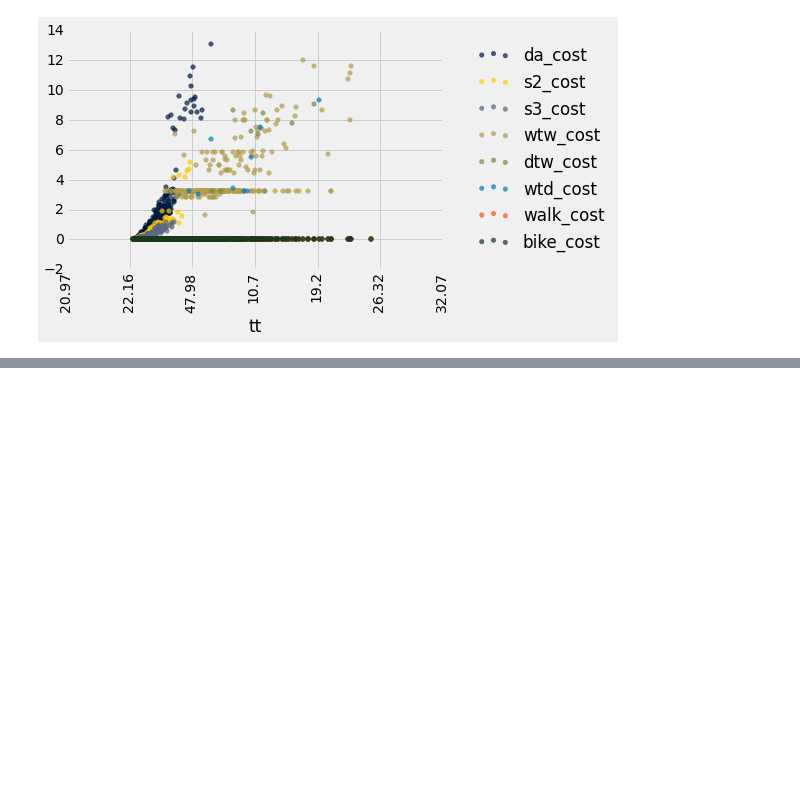
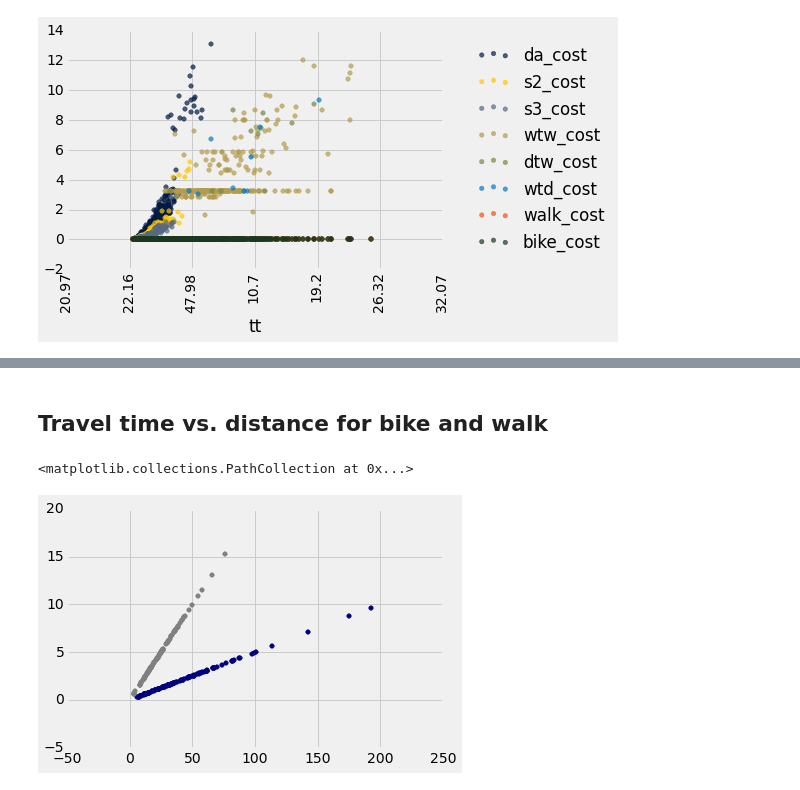
Before and after one commit to akansal1/smart-cities-connector, a Jupyter notebook: labs_in_progress/Minilab5.ipynb, the cells around one changed output, grey strips where cells are left out. Saved outputs shown, nothing was run; the diff lists cells and outputs as text; code cells hidden in the pictures; blank space fills up the shorter version.

```diff
--- a/labs_in_progress/Minilab5.ipynb
+++ b/labs_in_progress/Minilab5.ipynb
@@ -101,0 +134,15 @@ mc.select(['da_tt', 's2_tt', 's3_tt','wtw_tt','dtw_tt',
+# %% [markdown]
+## Travel time vs. distance for bike and walk
+# %%
+# mc.where('choice',8)
+
+plt.scatter(mc.where('choice',7).column('tt'),
+            mc.where('choice',7).column('total_travel_distance_walk'),
+            color='navy')
+
+plt.scatter(mc.where('choice',8).column('tt'),
+            mc.where('choice',8).column('total_travel_distance_bicycle'),
+        color='grey')
+# %% [output]
+<matplotlib.collections.PathCollection at 0x...>
+[figure, added]
```
Also changed, not shown: parts of 17 cells of this notebook.
